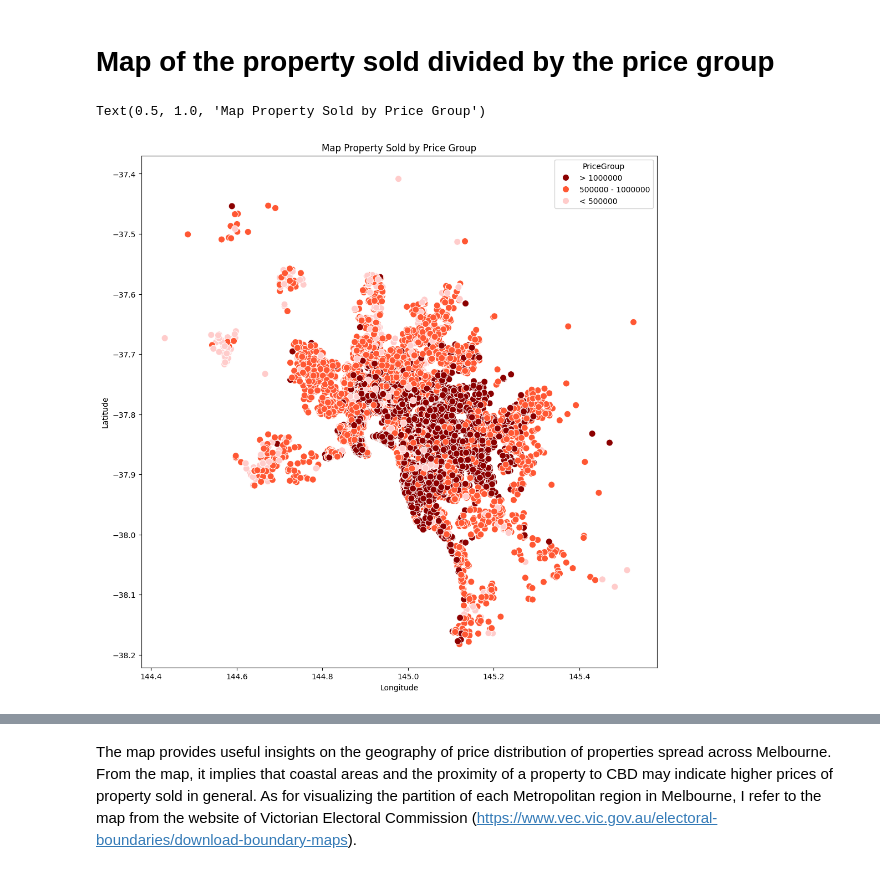
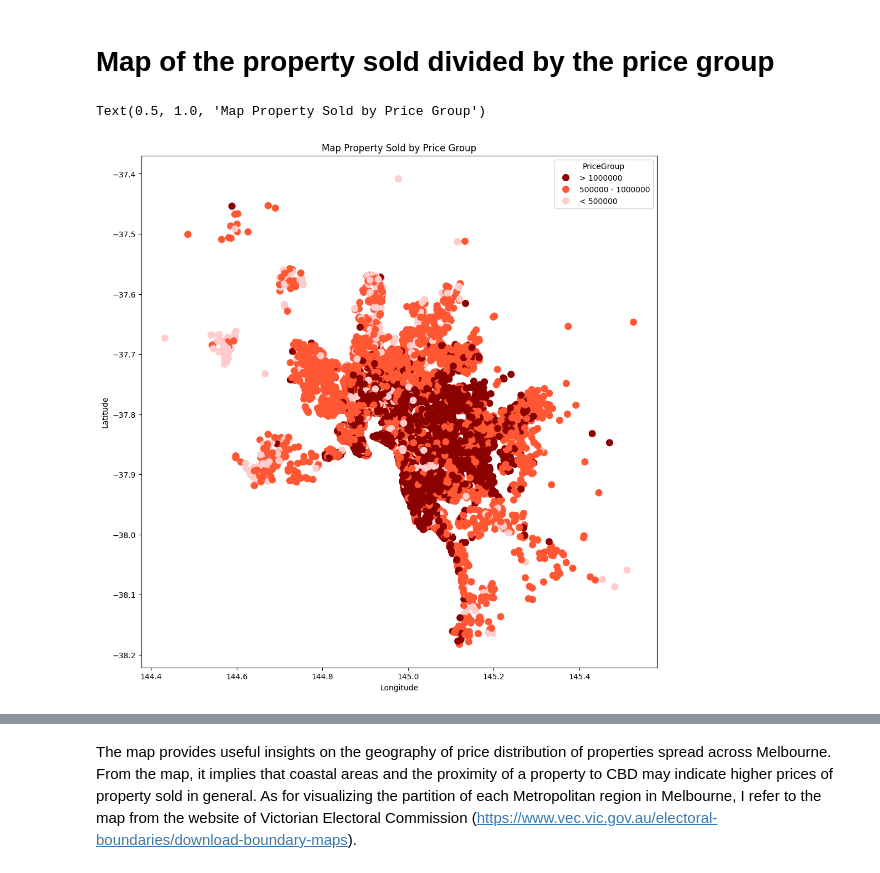
Before and after one commit to DustinKeene/Melbourne-Property-Price-Prediction-Modelling-, a Jupyter notebook: data_project_lab.ipynb, the cells around one changed output, grey strips where cells are left out. Cells and saved outputs as stored; diff of their text form; code cells hidden in the pictures.

```diff
--- a/data_project_lab.ipynb
+++ b/data_project_lab.ipynb
@@ -237,7 +237,7 @@ df.dropna(subset=['Latitude','Longitude'], inplace= True)
 'CouncilArea' does not provide significant context to the analysis later on as we already have region and suburbs as a way to distinguish the geography between premises, especially that rougly 33.5% of the data are missing the variable value.
 # %%
 # Mapping the variable value to be descriptive and modify the variable to bring out more informational value
-df['PropertyAge'] = datetime.now().year - df['YearBuilt']
+df['PropertyAge'] = 2017 - df['YearBuilt']
 df.loc[df['Region'] == 'Eastern Metropolitan', 'Region'] = 'North-Eastern Metropolitan'
 df['PropertyType'] = df['PropertyType'].map({'h':'house','t':'townhouse', 'u':"apartment" })
 df['MethodOfSale'] = df['MethodOfSale'].map({'S': 'property sold', 'SP':'property sold prior', 'VB': 'vendor bid', 'PI':'property passed in', 'SN':'sold not disclosed', 'W': 'withdrawn prior to auction', 'SA': 'sold after auction', 'PN': 'sold prior not disclosed'})
@@ -276,6 +276,7 @@ print("Lower Limit: ", lower_limit)
 
 outlier_values = df[(df['Price'] > upper_limit) | (df['Price'] < lower_limit)]
 print("Number of outliers: ", len(outlier_values))
+df = df[(df['Price'] >= 0)]
 # %% [output]
 Upper Limit:  2340000.0
 Lower Limit:  -380000.0
@@ -338,19 +423,19 @@ Passing `palette` without assigning `hue` is deprecated and will be removed in v
 # %%
 def price_category(price):
   if price < 500000:
    return '< 500000'
   elif price >= 500000 and price < 1000000:
    return '500000 - 1000000'
   else:
    return '> 1000000'
 df['PriceGroup'] = df['Price'].apply(price_category)
 plt.figure(figsize=(12,12))
 custom_palette = {'< 500000': '#FFCCCB', '500000 - 1000000': '#FF5733', '> 1000000':  '#8B0000'}
-sns.scatterplot(x='Longitude',y='Latitude', data=df, hue='PriceGroup', s = 75, palette=custom_palette)
+sns.scatterplot(x='Longitude',y='Latitude', data=df, hue='PriceGroup', s = 75, palette=custom_palette, edgecolor=None)
 plt.title('Map Property Sold by Price Group')
 # %% [output]
 Text(0.5, 1.0, 'Map Property Sold by Price Group')
-[figure, old version]
+[figure, new version]
 # %%
 df.sort_values(by='Price', ascending=False).head(15)
 # %% [output]
```
Also changed, not shown: parts of 25 cells of this notebook, 1 other file.
